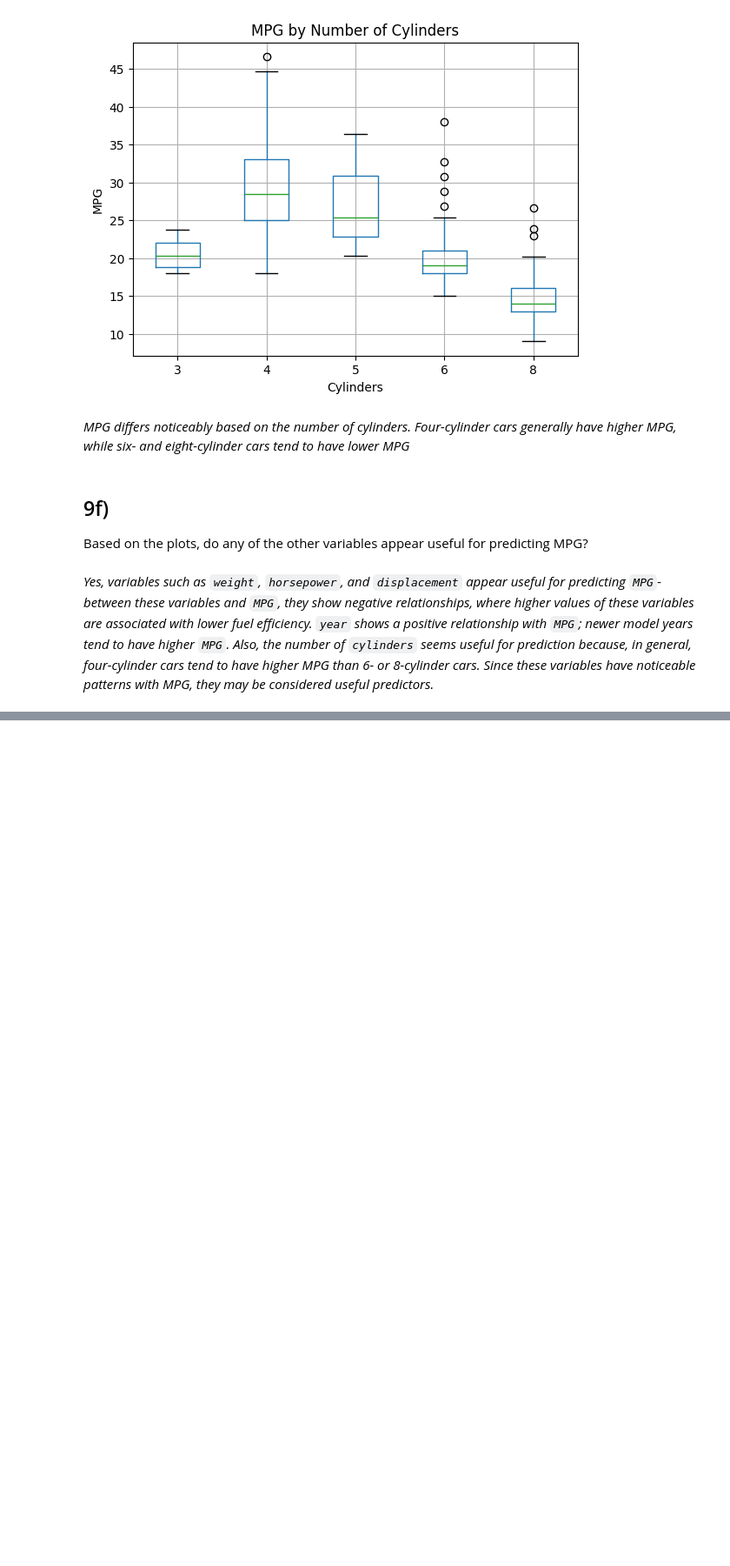
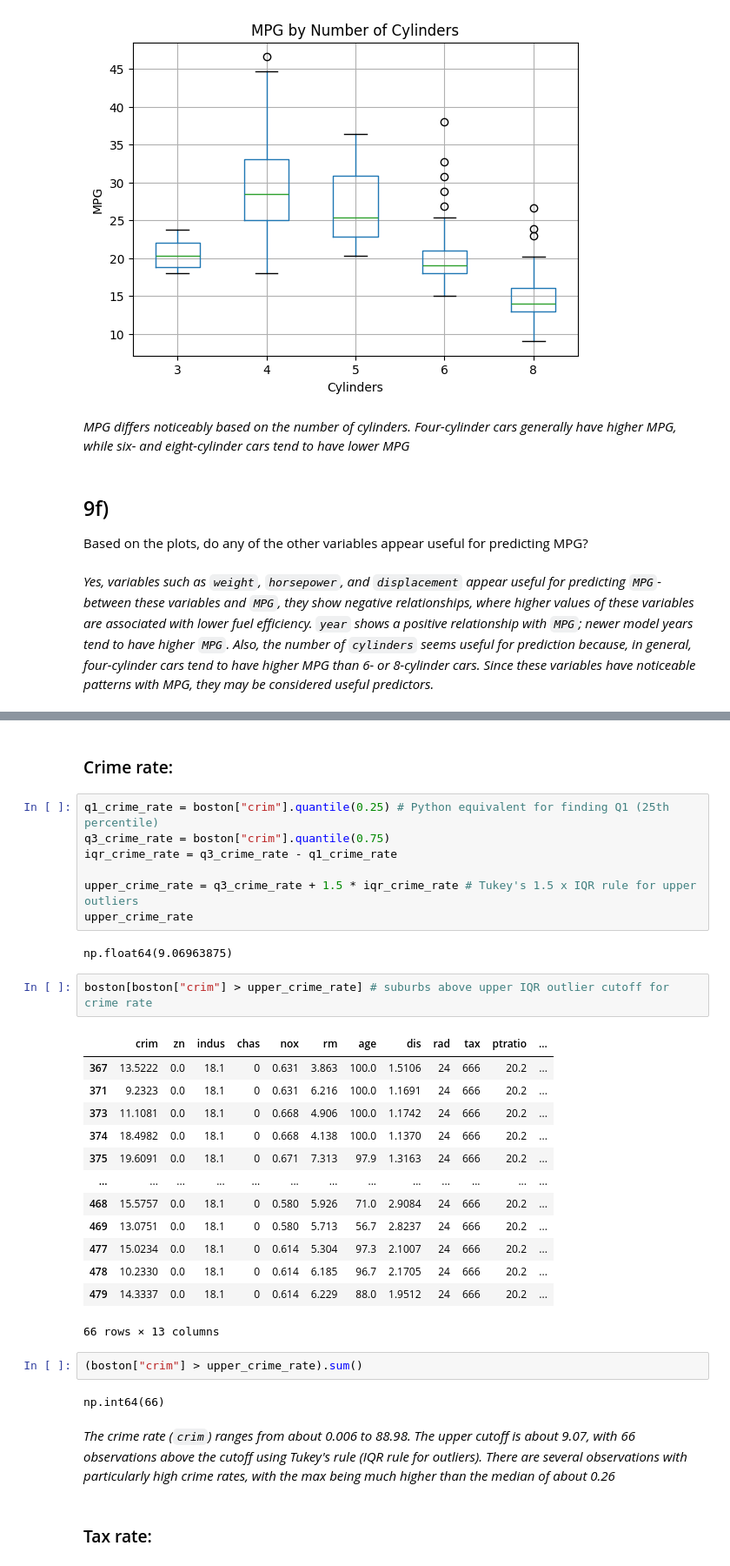
Before and after one commit to ashsiendo/DATA-201-Labs, a Jupyter notebook: Assignments/Week2_HW.ipynb, the cells around one changed output, grey strips where cells are left out. Shown at 87% size. Cells and saved outputs as stored; diff of their text form; blank space fills up the shorter version.

```diff
--- a/Assignments/Week2_HW.ipynb
+++ b/Assignments/Week2_HW.ipynb
@@ -459,0 +553,35 @@ Based on the plots, do any of the other variables appear useful for predicting M
+# %% [markdown]
+### Crime rate:
+# %%
+q1_crime_rate = boston["crim"].quantile(0.25) # Python equivalent for finding Q1 (25th percentile)
+q3_crime_rate = boston["crim"].quantile(0.75)
+iqr_crime_rate = q3_crime_rate - q1_crime_rate
+
+upper_crime_rate = q3_crime_rate + 1.5 * iqr_crime_rate # Tukey's 1.5 x IQR rule for upper outliers
+upper_crime_rate
+# %% [output]
+np.float64(9.06963875)
+# %%
+boston[boston["crim"] > upper_crime_rate] # suburbs above upper IQR outlier cutoff for crime rate
+# %% [output]
+|  | crim | zn | indus | chas | nox | rm | age | dis | rad | tax | ptratio | ... |
+| 367 | 13.5222 | 0.0 | 18.1 | 0 | 0.631 | 3.863 | 100.0 | 1.5106 | 24 | 666 | 20.2 | ... |
+| 371 | 9.2323 | 0.0 | 18.1 | 0 | 0.631 | 6.216 | 100.0 | 1.1691 | 24 | 666 | 20.2 | ... |
+| 373 | 11.1081 | 0.0 | 18.1 | 0 | 0.668 | 4.906 | 100.0 | 1.1742 | 24 | 666 | 20.2 | ... |
+| 374 | 18.4982 | 0.0 | 18.1 | 0 | 0.668 | 4.138 | 100.0 | 1.1370 | 24 | 666 | 20.2 | ... |
+| 375 | 19.6091 | 0.0 | 18.1 | 0 | 0.671 | 7.313 | 97.9 | 1.3163 | 24 | 666 | 20.2 | ... |
+| ... | ... | ... | ... | ... | ... | ... | ... | ... | ... | ... | ... | ... |
+| 468 | 15.5757 | 0.0 | 18.1 | 0 | 0.580 | 5.926 | 71.0 | 2.9084 | 24 | 666 | 20.2 | ... |
+| 469 | 13.0751 | 0.0 | 18.1 | 0 | 0.580 | 5.713 | 56.7 | 2.8237 | 24 | 666 | 20.2 | ... |
+| 477 | 15.0234 | 0.0 | 18.1 | 0 | 0.614 | 5.304 | 97.3 | 2.1007 | 24 | 666 | 20.2 | ... |
+| 478 | 10.2330 | 0.0 | 18.1 | 0 | 0.614 | 6.185 | 96.7 | 2.1705 | 24 | 666 | 20.2 | ... |
+| 479 | 14.3337 | 0.0 | 18.1 | 0 | 0.614 | 6.229 | 88.0 | 1.9512 | 24 | 666 | 20.2 | ... |
+66 rows × 13 columns
+# %%
+(boston["crim"] > upper_crime_rate).sum()
+# %% [output]
+np.int64(66)
+# %% [markdown]
+*The crime rate (`crim`) ranges from about 0.006 to 88.98. The upper cutoff is about 9.07, with 66 observations above the cutoff using Tukey's rule (IQR rule for outliers). There are several observations with particularly high crime rates, with the max being much higher than the median of about 0.26*
+# %% [markdown]
+### Tax rate:
```
Also changed, not shown: parts of 40 cells of this notebook.
